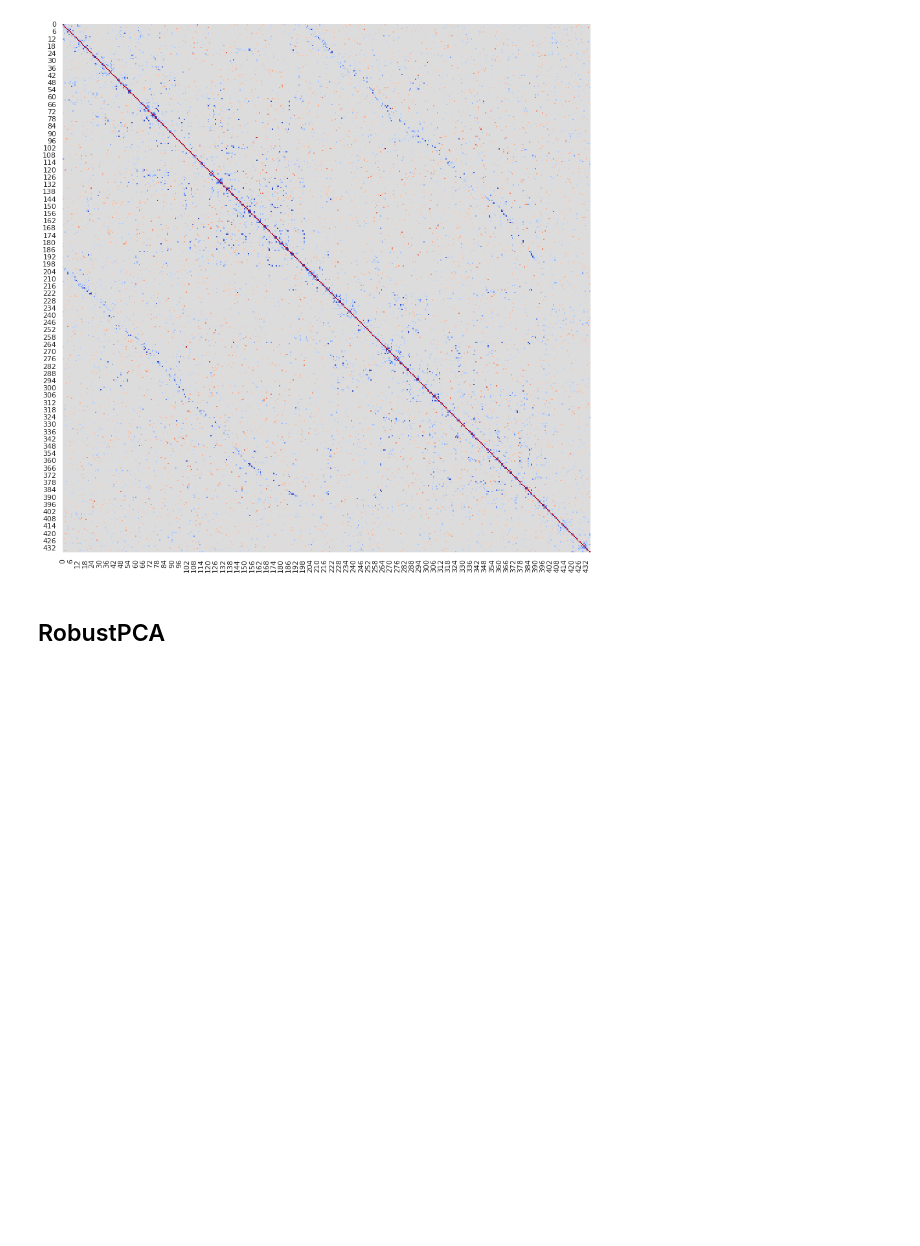
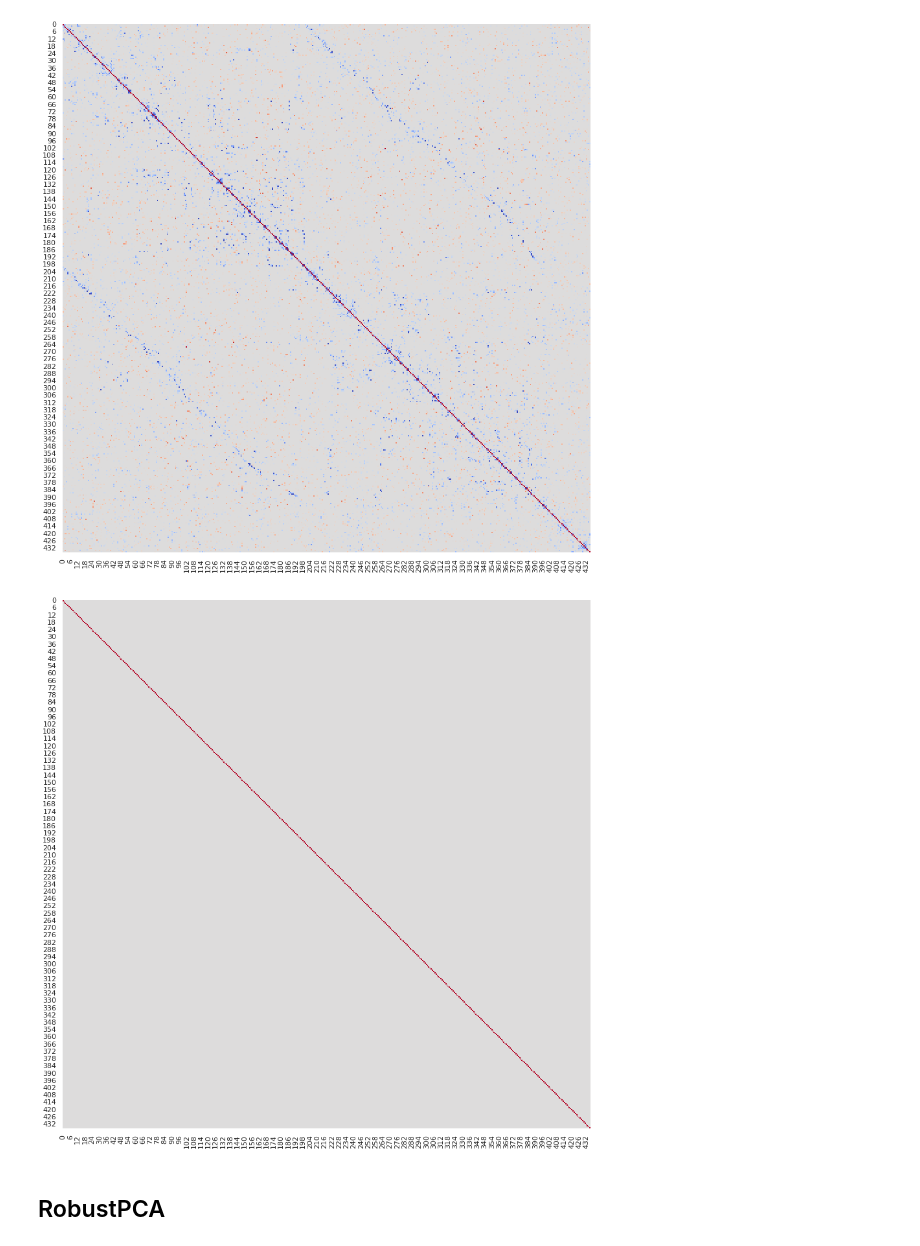
Before and after one commit to Vlasovets/brain_challenge, a Jupyter notebook: gglasso_notebook.ipynb, the cells around one changed output. Saved outputs shown, nothing was run; the diff lists cells and outputs as text; code cells hidden in the pictures; blank space fills up the shorter version.

```diff
--- a/gglasso_notebook.ipynb
+++ b/gglasso_notebook.ipynb
@@ -326,7 +326,8 @@ Omega[49].shape
 # %% [output]
 (436, 436)
 # %%
-for i in range(0, 50):
-    np.savetxt("output/Omega{0}.csv".format(i), Omega[i], delimiter=",", header='')
-    np.savetxt("output/L{0}.csv".format(i), L[i], delimiter=",", header='')
-    np.savetxt("output/S{0}.csv".format(i), S[i], delimiter=",", header='')
+#dump matrices into csv
+# for i in range(0, 50):
+#     np.savetxt("output/Omega{0}.csv".format(i), Omega[i], delimiter=",", header='')
+#     np.savetxt("output/L{0}.csv".format(i), L[i], delimiter=",", header='')
+#     np.savetxt("output/S{0}.csv".format(i), S[i], delimiter=",", header='')
@@ -333,3 +337,17 @@ for i in range(0, 50):
+# %%
+Omega = []
+L = []
+S = []
+
+for i in range(0, 50):
+    Omega.append(genfromtxt("output/Omega{0}.csv".format(i), delimiter=','))
+    L.append(genfromtxt("output/L{0}.csv".format(i), delimiter=','))
+    S.append(genfromtxt("output/S{0}.csv".format(i), delimiter=','))
+
+
+Omega = np.array(Omega)
+L = np.array(L)
+S = np.array(S)
 # %%
 # theta = open('Theta.pkl', 'wb')
 # pickle.dump(sol["Theta"], theta)
@@ -358,6 +376,10 @@ ax = sns.heatmap(corr_mod[0,:], center=0, vmin = -0.5, vmax = 0.5, square = True
 ax = sns.heatmap(sol[0,:], center=0, vmin = -0.5, vmax = 0.5, square = True, cbar = False, cmap = "coolwarm")
 # %% [output]
 [figure]
+# %%
+ax = sns.heatmap(Omega[0,:], center=0, vmin = -0.5, vmax = 0.5, square = True, cbar = False, cmap = "coolwarm")
+# %% [output]
+[figure, added]
 # %%
 # ax = sns.heatmap(sol["L"][0,:], center=0, vmin = -0.5, vmax = 0.5, square = True, cbar = False, cmap = "coolwarm")
 # %%
```
Also changed, not shown: parts of 1 cell of this notebook.
